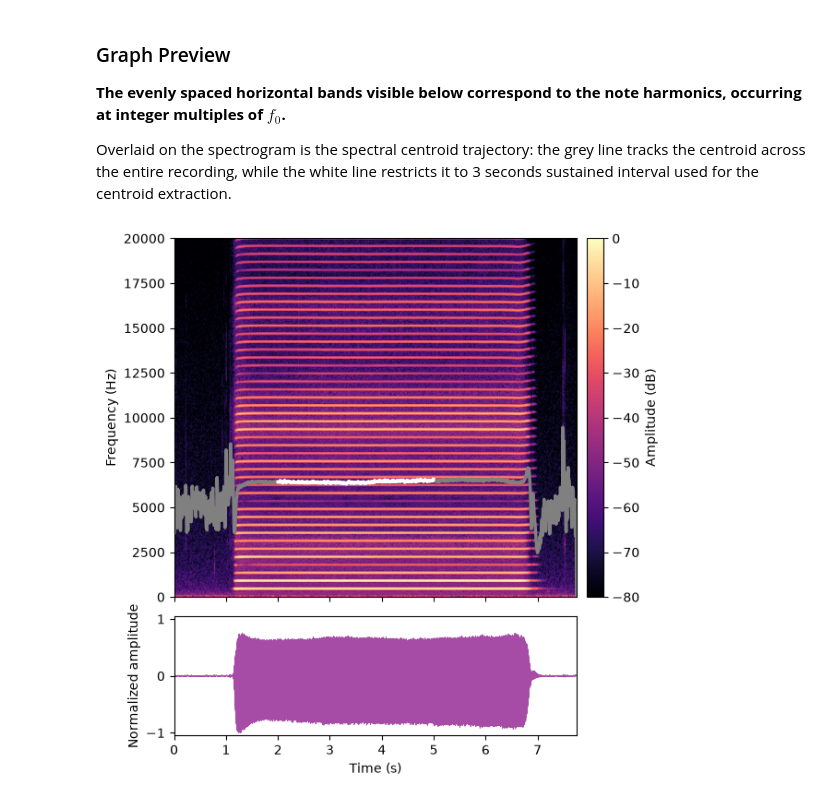
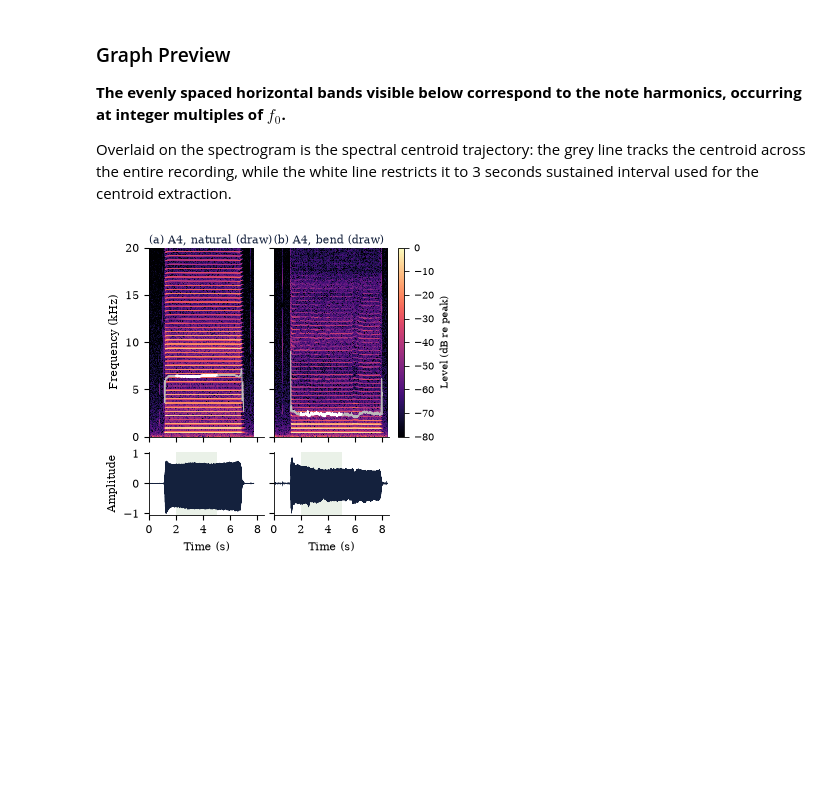
Before and after one commit to cabralgabriel/harmonica-timbre-analysis, a Jupyter notebook: notebooks/audio_processing.ipynb, the cells around one changed output. Drawn from its saved outputs; the diff is of its cells as text; code cells hidden in the pictures; blank space fills up the shorter version.

Commit message:
feat: update code for manuscript figures

```diff
--- a/notebooks/audio_processing.ipynb
+++ b/notebooks/audio_processing.ipynb
@@ -216,0 +213,4 @@ The magnitude output of the STFT can be visualized as a spectrogram, a two-dimen
+# %%
+INK, MUTED, SHADE = '#14213D', '#666666', '#EAF1E8'
+COLOR = {'blow': '#2F6FB0', 'draw': '#7A5195', 'bend': '#C2620F', 'natural': '#2F6FB0'}
+COLUMN_IN = 246 / 72.27
@@ -455,19 +477,10 @@ df
 
 Overlaid on the spectrogram is the spectral centroid trajectory: the grey line tracks the centroid across the entire recording, while the white line restricts it to 3 seconds sustained interval used for the centroid extraction.
 # %%
-harp = 'Bb'
-note = 'A4'
-material = 'wood'
-method = 'natural'
-repetition = '2'
+audio_nat = getProcessedAudios('Bb', 'A4', 'wood', 'natural', '2')
+audio_bend = getProcessedAudios('C', 'A4', 'wood', 'bend', '5')
 
-audio_nat = getProcessedAudios(harp, note, material, method, repetition)
-stft = calcSTFT(audio_nat)
-
-mean_centroids, mean_centroid = calcMeanCentroid(stft)
-median_centroids, median_centroid = calcMedianCentroid(stft)
-logattacktime, attack_time = calcLogAttackTime(audio_nat)
-
-plotSpectrum(audio_nat, stft, mean_centroids, median_centroids)
+plotSpectrograms([('(a) A4, natural (draw)', audio_nat),
+                  ('(b) A4, bend (draw)', audio_bend)])
 # %% [output]
-[figure, old version]
+[figure, new version]
```
Also changed, not shown: parts of 7 cells of this notebook, 1 other file.
